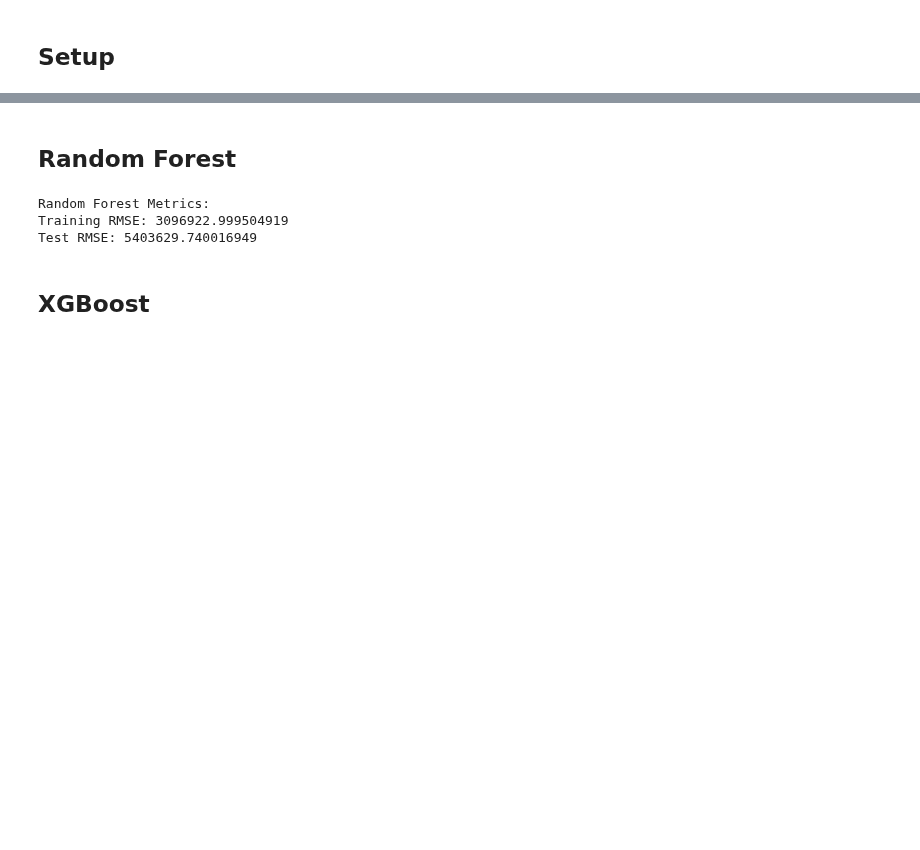
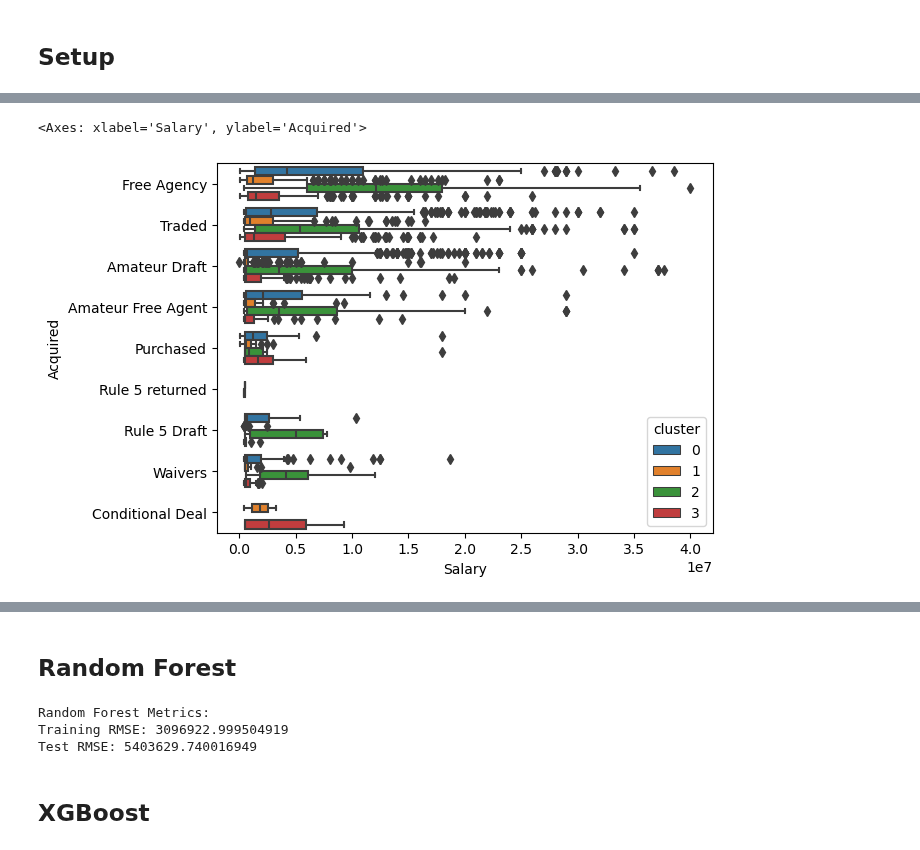
Before and after one commit to acooney613/baseball_salaries, a Jupyter notebook: models_and_pca.ipynb, the cells around one changed output, grey strips where cells are left out. Drawn from its saved outputs; the diff is of its cells as text; code cells hidden in the pictures; blank space fills up the shorter version.

```diff
--- a/models_and_pca.ipynb
+++ b/models_and_pca.ipynb
@@ -42,0 +120,5 @@ baseball.to_csv('best_model/engineered_data.csv', index = False)
+# %%
+sns.boxplot(baseball, y = 'Acquired', x = 'Salary', hue = 'cluster')
+# %% [output]
+<Axes: xlabel='Salary', ylabel='Acquired'>
+[figure, added]
```
Also changed, not shown: parts of 15 cells of this notebook, 4 other files.
